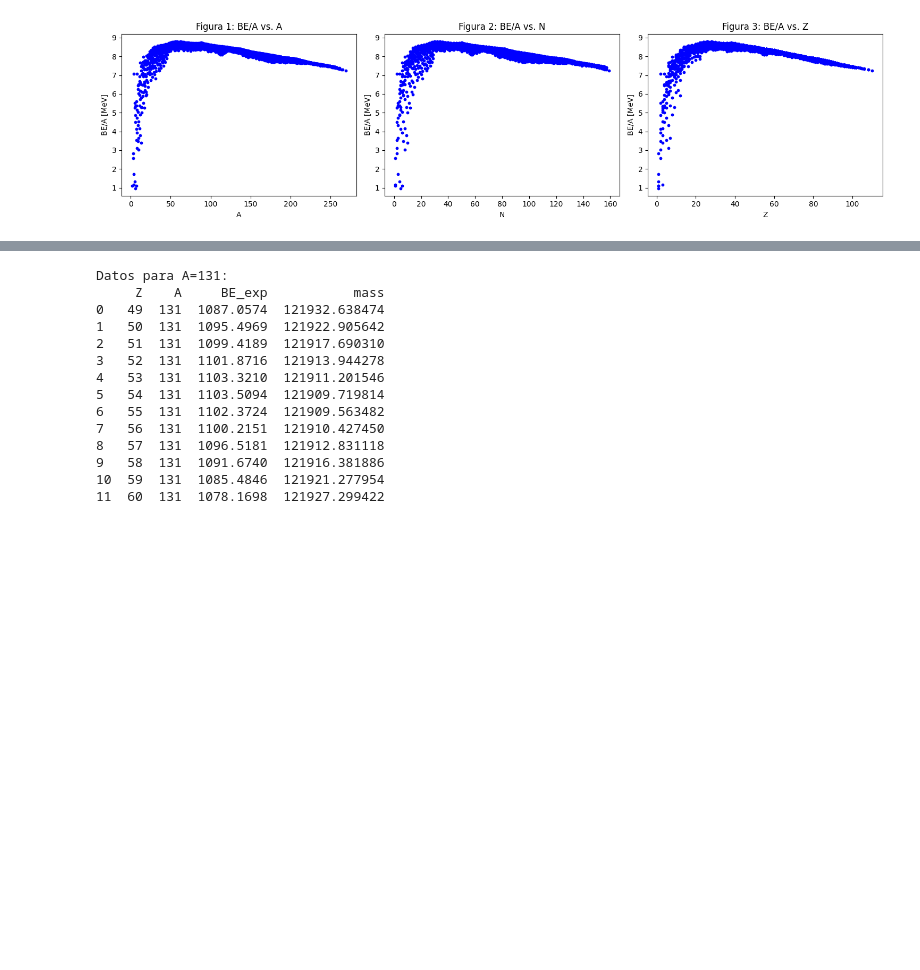
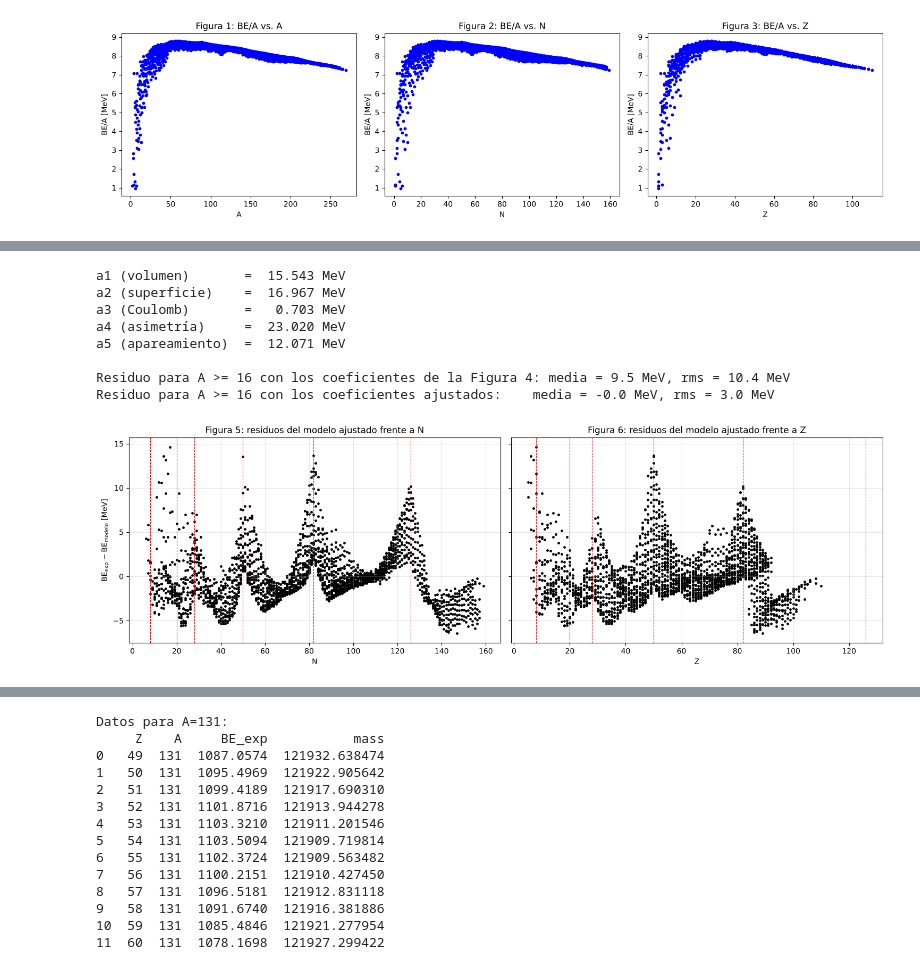
Before and after one commit to cristianvergara0/ComputationalPhysics_UdeA, a Jupyter notebook: Introduction_to_Nuclear_Physics/semi_empirical_mass_formula_a131/semi_empirical_mass_formula_a131.ipynb, the cells around one changed output, grey strips where cells are left out. Drawn from its saved outputs; the diff is of its cells as text; code cells hidden in the pictures; blank space fills up the shorter version.

```diff
--- a/Introduction_to_Nuclear_Physics/semi_empirical_mass_formula_a131/semi_empirical_mass_formula_a131.ipynb
+++ b/Introduction_to_Nuclear_Physics/semi_empirical_mass_formula_a131/semi_empirical_mass_formula_a131.ipynb
@@ -186,0 +183,43 @@ con $m_p \approx 938.272$ MeV/$c^2$ y $m_n \approx 939.565$ MeV/$c^2$.
+# %%
+# Término de apareamiento: +1 par-par, 0 para A impar, -1 impar-impar
+delta_apareamiento = np.where((Z % 2 == 0) & (N % 2 == 0), 1.0,
+                              np.where((Z % 2 == 1) & (N % 2 == 1), -1.0, 0.0))
+terminos = np.column_stack([A, -A**(2 / 3), -Z**2 / A**(1 / 3), -(N - Z)**2 / A,
+                            delta_apareamiento / np.sqrt(A)])
+
+seleccion = A >= 16
+coeficientes, *_ = np.linalg.lstsq(terminos[seleccion], BE[seleccion], rcond=None)
+residuo_ajuste = BE - terminos @ coeficientes
+residuo_original = BE - BE_modelo
+
+for nombre, valor in zip(["a1 (volumen)", "a2 (superficie)", "a3 (Coulomb)",
+                          "a4 (asimetría)", "a5 (apareamiento)"], coeficientes):
+    print(f"{nombre:<18} = {valor:7.3f} MeV")
+print(f"\nResiduo para A >= 16 con los coeficientes de la Figura 4: media = "
+      f"{residuo_original[seleccion].mean():.1f} MeV, rms = {np.sqrt(np.mean(residuo_original[seleccion]**2)):.1f} MeV")
+print(f"Residuo para A >= 16 con los coeficientes ajustados:    media = "
+      f"{residuo_ajuste[seleccion].mean():.1f} MeV, rms = {np.sqrt(np.mean(residuo_ajuste[seleccion]**2)):.1f} MeV")
+
+MAGICOS = [8, 20, 28, 50, 82, 126]
+fig, ejes = plt.subplots(1, 2, figsize=(15, 4.8), sharey=True)
+for eje, variable, etiqueta in [(ejes[0], N, "N"), (ejes[1], Z, "Z")]:
+    eje.scatter(variable[seleccion], residuo_ajuste[seleccion], s=6, color="black")
+    for numero in MAGICOS:
+        eje.axvline(numero, color="red", linestyle="--", linewidth=0.8)
+    eje.set_xlabel(etiqueta)
+    eje.grid(True, alpha=0.3)
+ejes[0].set_ylabel(r"$\mathrm{BE}_{\exp} - \mathrm{BE}_{\mathrm{modelo}}$ [MeV]")
+ejes[0].set_title("Figura 5: residuos del modelo ajustado frente a N")
+ejes[1].set_title("Figura 6: residuos del modelo ajustado frente a Z")
+plt.tight_layout()
+plt.show()
+# %% [output]
+a1 (volumen)       =  15.543 MeV
+a2 (superficie)    =  16.967 MeV
+a3 (Coulomb)       =   0.703 MeV
+a4 (asimetría)     =  23.020 MeV
+a5 (apareamiento)  =  12.071 MeV
+
+Residuo para A >= 16 con los coeficientes de la Figura 4: media = 9.5 MeV, rms = 10.4 MeV
+Residuo para A >= 16 con los coeficientes ajustados:    media = -0.0 MeV, rms = 3.0 MeV
+[figure, added]
```
Also changed, not shown: parts of 18 cells of this notebook, 33 other files.
